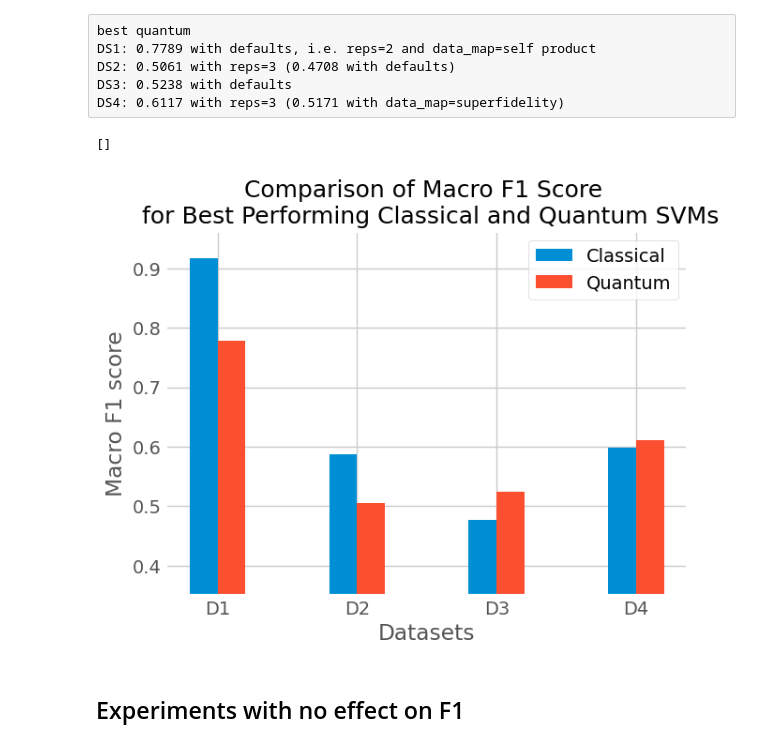
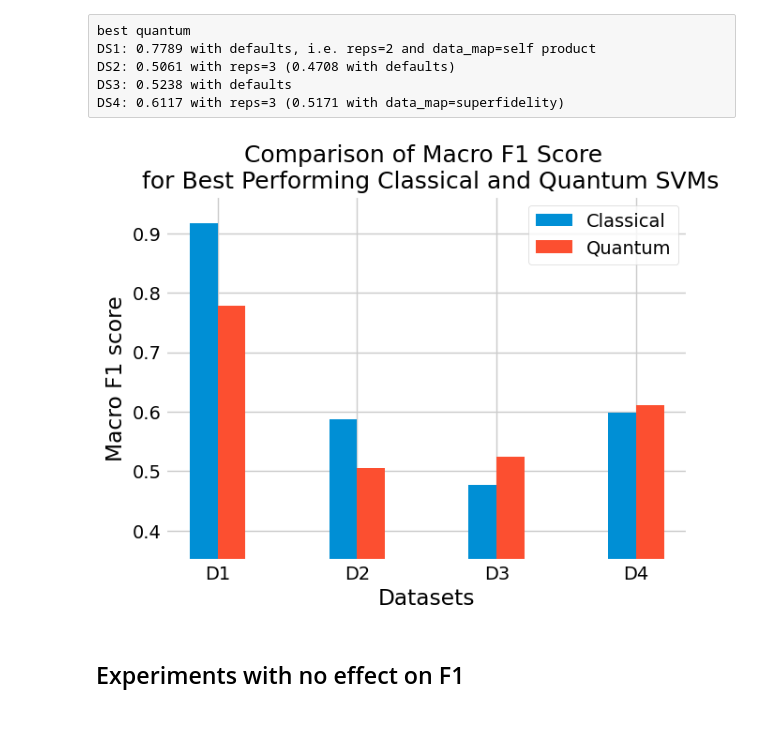
Before and after one commit to welremco/Group3QuantumOneClassSVMs, a Jupyter notebook: results/results.ipynb, the cells around one changed output. Drawn from its saved outputs; the diff is of its cells as text; code cells hidden in the pictures.

```diff
--- a/results/results.ipynb
+++ b/results/results.ipynb
@@ -294,28 +293,27 @@ DS4: 0.6117 with reps=3 (0.5171 with data_map=superfidelity)
 # %%
 best_f1_classical = [0.9171, 0.5881, 0.4764, 0.5988]
 best_f1_quantum = [0.7789, 0.5061, 0.5238, 0.6117]
 
 datasets=[1,2,3,4]
 bar_width = 0.2
 coeffs = [-0.5, 0.5]
 label = ['Classical', 'Quantum']
 
 def grouped_bars(ds):
     return [dataset + bar_width*coeffs[ds] for dataset in datasets]
 
 for ds, f1 in enumerate([best_f1_classical, best_f1_quantum]):
     plt.bar(grouped_bars(ds), f1, width=bar_width, label=label[ds])
 
 plt.xticks([1,2,3,4], ['D1', 'D2', 'D3', 'D4'])
 plt.xlabel('Datasets')
 plt.ylabel('Macro F1 score')
 plt.title('Comparison of Macro F1 Score \n for Best Performing Classical and Quantum SVMs', fontsize=18)
 plt.legend()
 plt.ylim(0.35)
-plt.plot()
+plt.show()
 # %% [output]
-[]
-[figure, old version]
+[figure, new version]
 # %% [markdown]
 ## Experiments with no effect on F1
 # %% [markdown]
```
Also changed, not shown: parts of 10 cells of this notebook.
